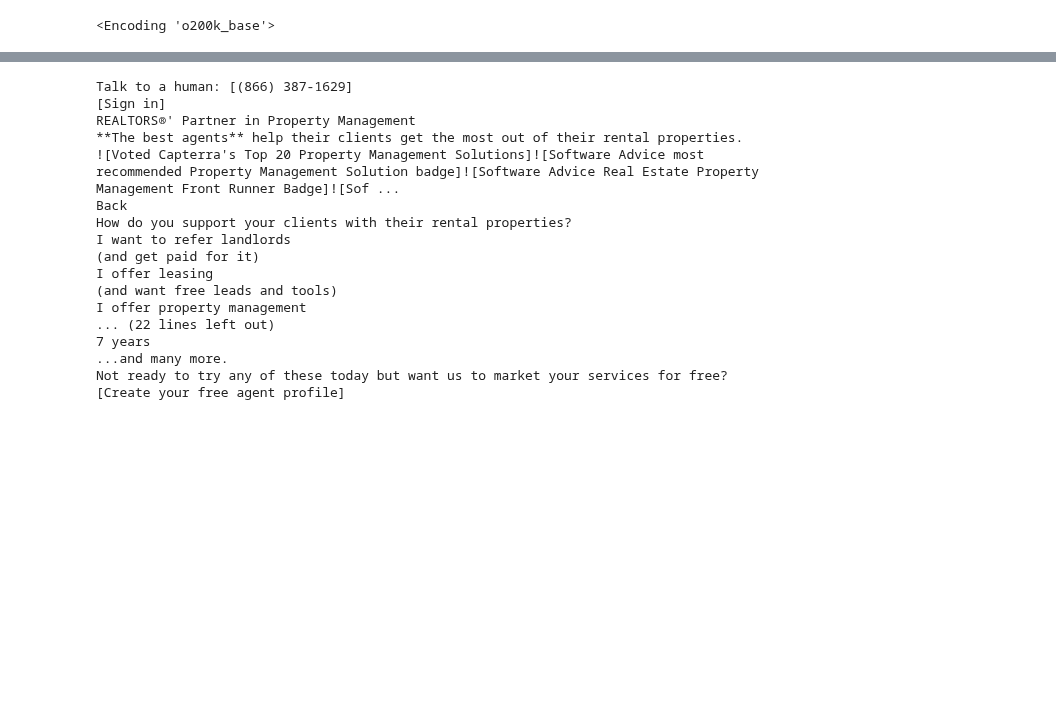
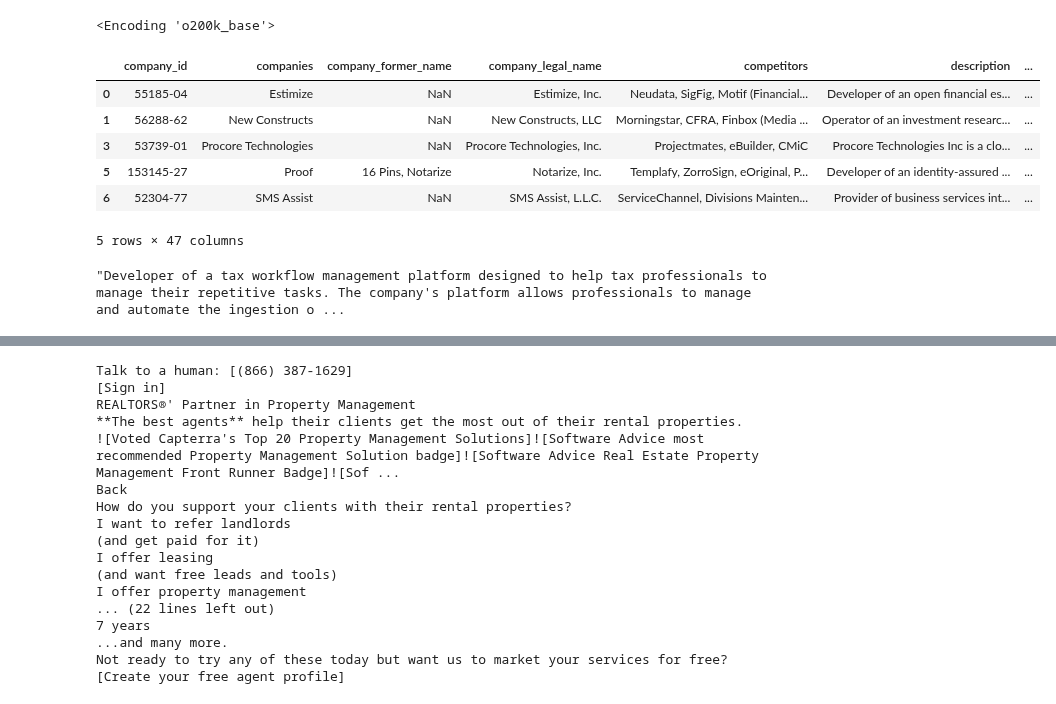
Before and after one commit to MC-Kangan/LLM-Enhanced-Knowledge-Graph-for-Startup-Analysis, a Jupyter notebook: info_extraction_chain.ipynb, the cells around one changed output, grey strips where cells are left out. Drawn from its saved outputs; the diff is of its cells as text; code cells hidden in the pictures; blank space fills up the shorter version.

```diff
--- a/info_extraction_chain.ipynb
+++ b/info_extraction_chain.ipynb
@@ -40,6 +47,25 @@ encoding = tiktoken.encoding_for_model("gpt-4o")
 print(encoding)
 # %% [output]
 <Encoding 'o200k_base'>
+# %%
+df_all = pd.read_csv('PitchBook_All_Columns_2024_07_04_14_48_36_accessibility.csv')
+df_all = df_all[~df_all['business_status'].isin(['Out of Business', 'Bankruptcy: Liquidation', 'Bankruptcy: Admin/Reorg'])]
+df_all['companies'] = df_all['companies'].str.replace(r'\s*\(.*?\)\s*', '', regex=True)
+df_all = df_all[df_all['is_accessible'] == True]
+df_all['processed_name'] = df_all['companies'].apply(process_company_name)
+df_all.head()
+# %% [output]
+|  | company_id | companies | company_former_name | company_legal_name | competitors | description | ... |
+| 0 | 55185-04 | Estimize | NaN | Estimize, Inc. | Neudata, SigFig, Motif (Financial... | Developer of an open financial es... | ... |
+| 1 | 56288-62 | New Constructs | NaN | New Constructs, LLC | Morningstar, CFRA, Finbox (Media ... | Operator of an investment researc... | ... |
+| 3 | 53739-01 | Procore Technologies | NaN | Procore Technologies, Inc. | Projectmates, eBuilder, CMiC | Procore Technologies Inc is a clo... | ... |
+| 5 | 153145-27 | Proof | 16 Pins, Notarize | Notarize, Inc. | Templafy, ZorroSign, eOriginal, P... | Developer of an identity-assured ... | ... |
+| 6 | 52304-77 | SMS Assist | NaN | SMS Assist, L.L.C. | ServiceChannel, Divisions Mainten... | Provider of business services int... | ... |
+5 rows × 47 columns
+# %%
+df_all[df_all['processed_name'] == 'additive']['description'].iloc[0]
+# %% [output]
+"Developer of a tax workflow management platform designed to help tax professionals to manage their repetitive tasks. The company's platform allows professionals to manage and automate the ingestion o ...
 # %%
 df = pd.read_csv('companies_urls_info.csv')
 sample = df[df['url'].isin(['https://www.vertice.one',
```
Also changed, not shown: parts of 14 cells of this notebook, 1 other file.
